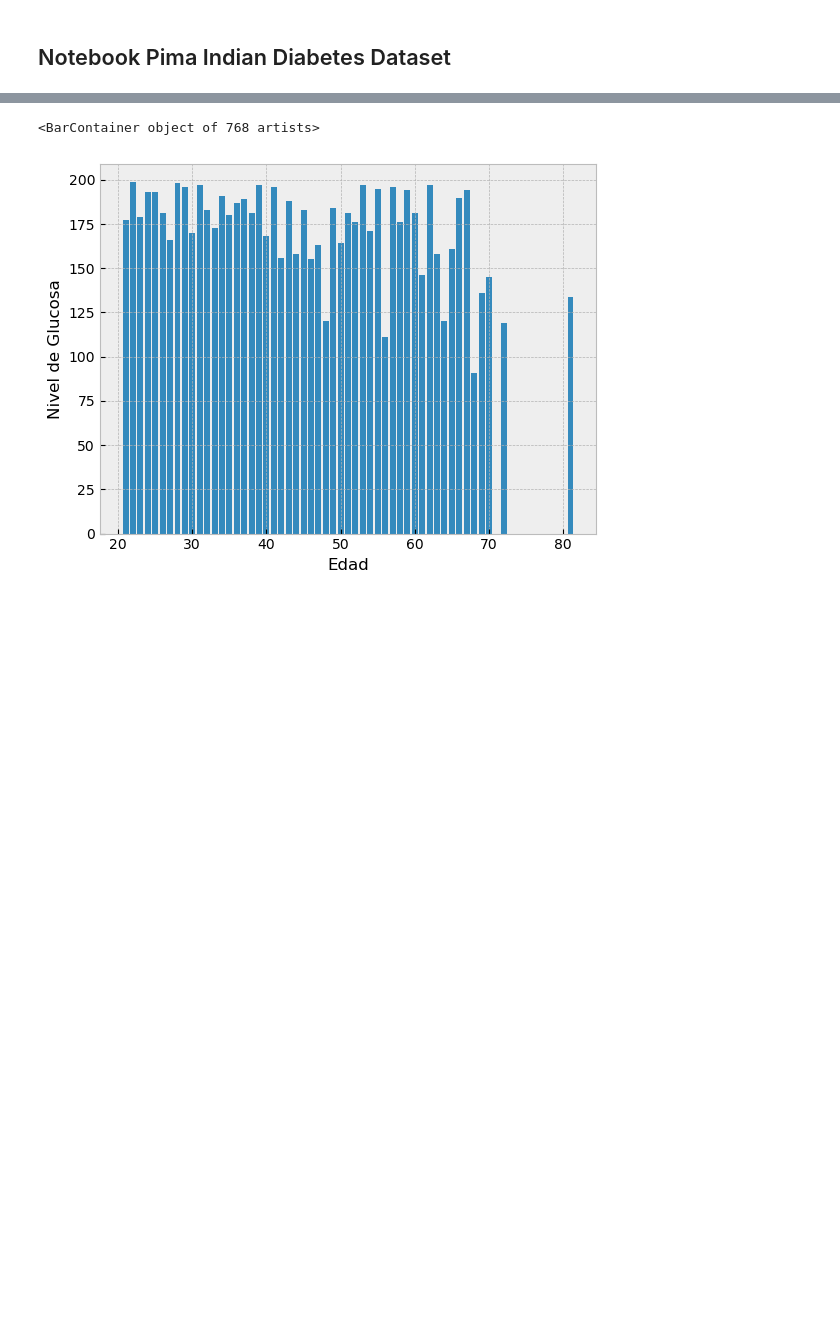
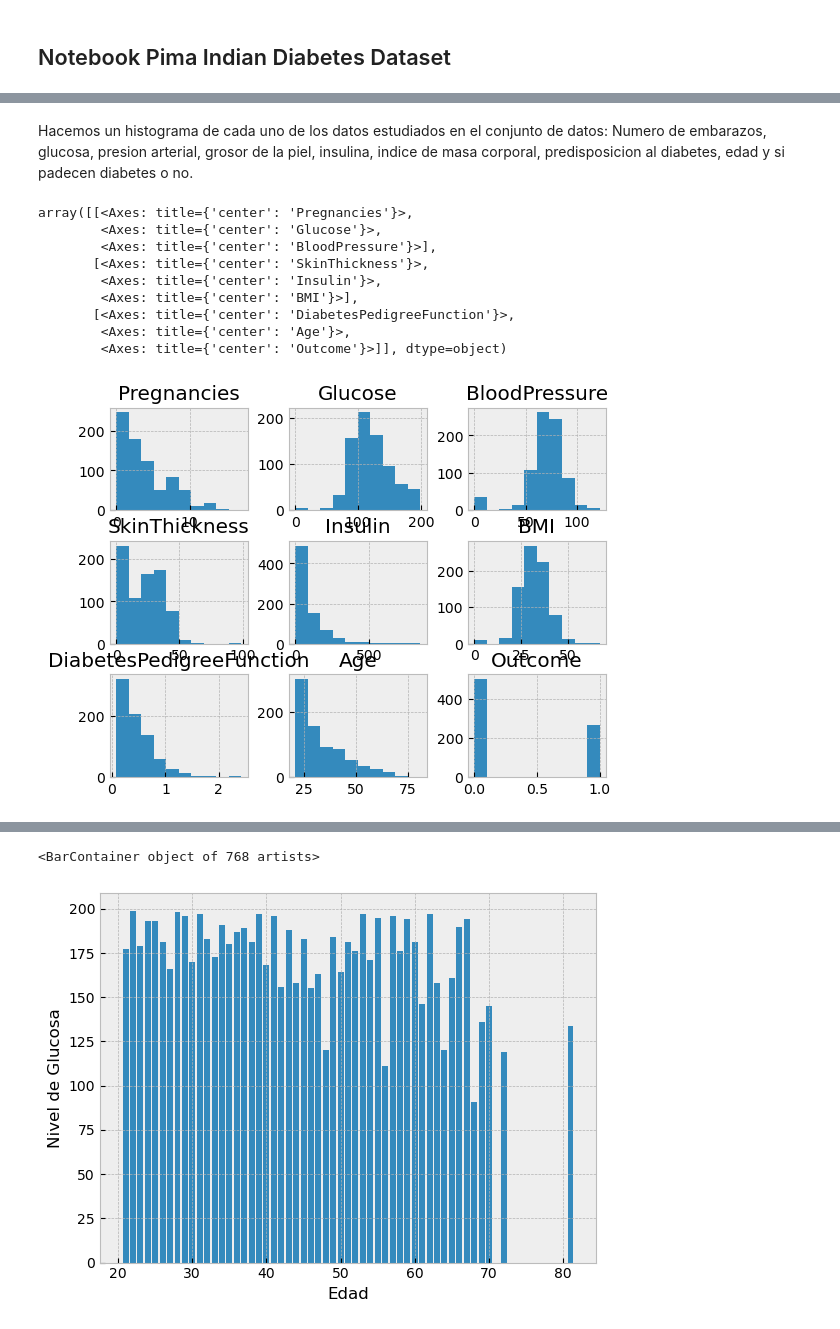
Before and after one commit to Ariana1998/AnalisisExploratorio_ArianaEspinoza, a Jupyter notebook: Diabetes.ipynb, the cells around one changed output, grey strips where cells are left out. Drawn from its saved outputs; the diff is of its cells as text; code cells hidden in the pictures; blank space fills up the shorter version.

```diff
--- a/Diabetes.ipynb
+++ b/Diabetes.ipynb
@@ -35,0 +35,15 @@ print(df)
+# %% [markdown]
+Hacemos un histograma de cada uno de los datos estudiados en el conjunto de datos: Numero de embarazos, glucosa, presion arterial, grosor de la piel, insulina, indice de masa corporal, predisposicion al diabetes, edad y si padecen diabetes o no.
+# %%
+df.hist()
+# %% [output]
+array([[<Axes: title={'center': 'Pregnancies'}>,
+        <Axes: title={'center': 'Glucose'}>,
+        <Axes: title={'center': 'BloodPressure'}>],
+       [<Axes: title={'center': 'SkinThickness'}>,
+        <Axes: title={'center': 'Insulin'}>,
+        <Axes: title={'center': 'BMI'}>],
+       [<Axes: title={'center': 'DiabetesPedigreeFunction'}>,
+        <Axes: title={'center': 'Age'}>,
+        <Axes: title={'center': 'Outcome'}>]], dtype=object)
+[figure, added]
```
Also changed, not shown: parts of 25 cells of this notebook.
